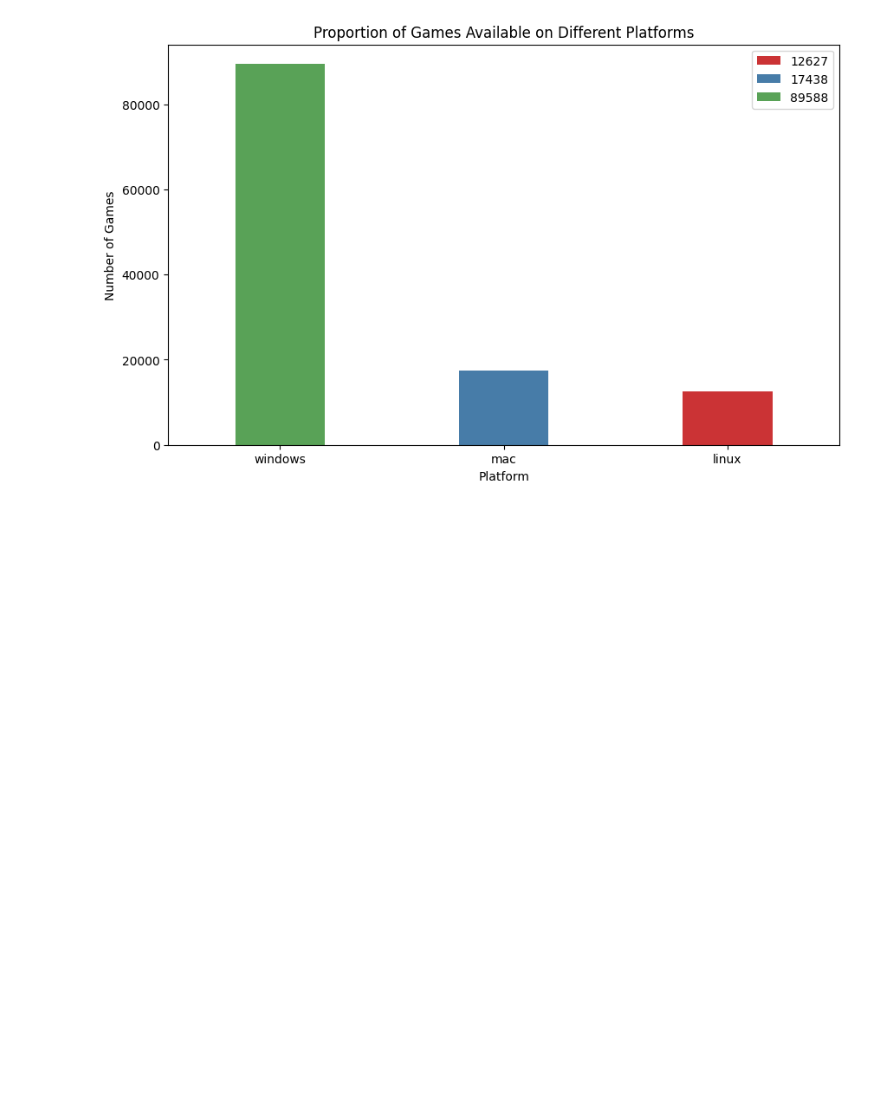
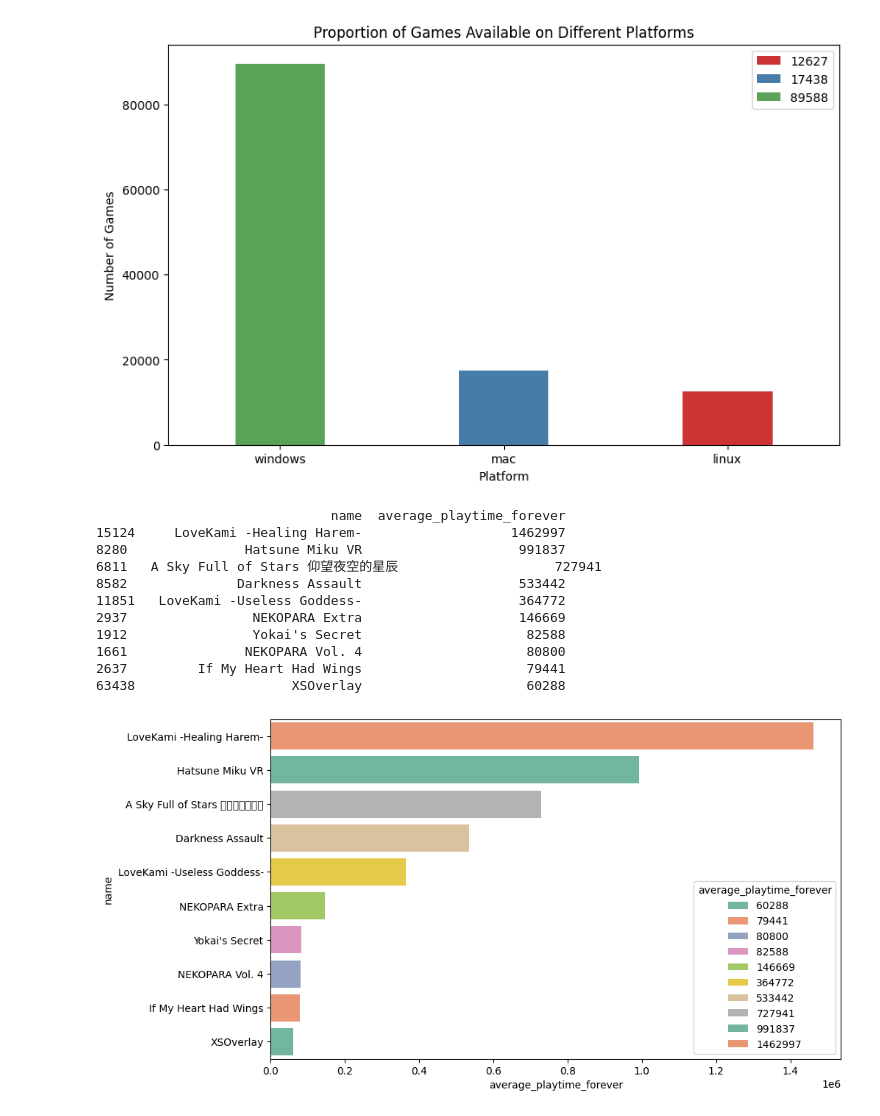
Before and after one commit to dengas/Steam-Game-Analytics, a Jupyter notebook: analysis.ipynb, the cells around one changed output. Drawn from its saved outputs; the diff is of its cells as text; code cells hidden in the pictures; blank space fills up the shorter version.

```diff
--- a/analysis.ipynb
+++ b/analysis.ipynb
@@ -256,3 +285,28 @@ mac        17438
 linux      12627
 dtype: int64
 [figure]
+# %%
+# Top 10 average playtime forever games
+top10_avg_playtime = df[['name','average_playtime_forever']].sort_values('average_playtime_forever', ascending=False).head(10)
+print(top10_avg_playtime)
+plt.figure(figsize=(10,6))
+sns.barplot(
+    x=top10_avg_playtime['average_playtime_forever'],
+    y=top10_avg_playtime['name'],
+    hue=top10_avg_playtime['average_playtime_forever'],
+    palette='Set2'
+)
+plt.show()
+# %% [output]
+                              name  average_playtime_forever
+15124     LoveKami -Healing Harem-                   1462997
+8280               Hatsune Miku VR                    991837
+6811   A Sky Full of Stars 仰望夜空的星辰                    727941
+8582              Darkness Assault                    533442
+11851   LoveKami -Useless Goddess-                    364772
+2937                NEKOPARA Extra                    146669
+1912                Yokai's Secret                     82588
+1661               NEKOPARA Vol. 4                     80800
+2637         If My Heart Had Wings                     79441
+63438                    XSOverlay                     60288
+[figure, added]
```
Also changed, not shown: parts of 10 cells of this notebook, 1 other file.
